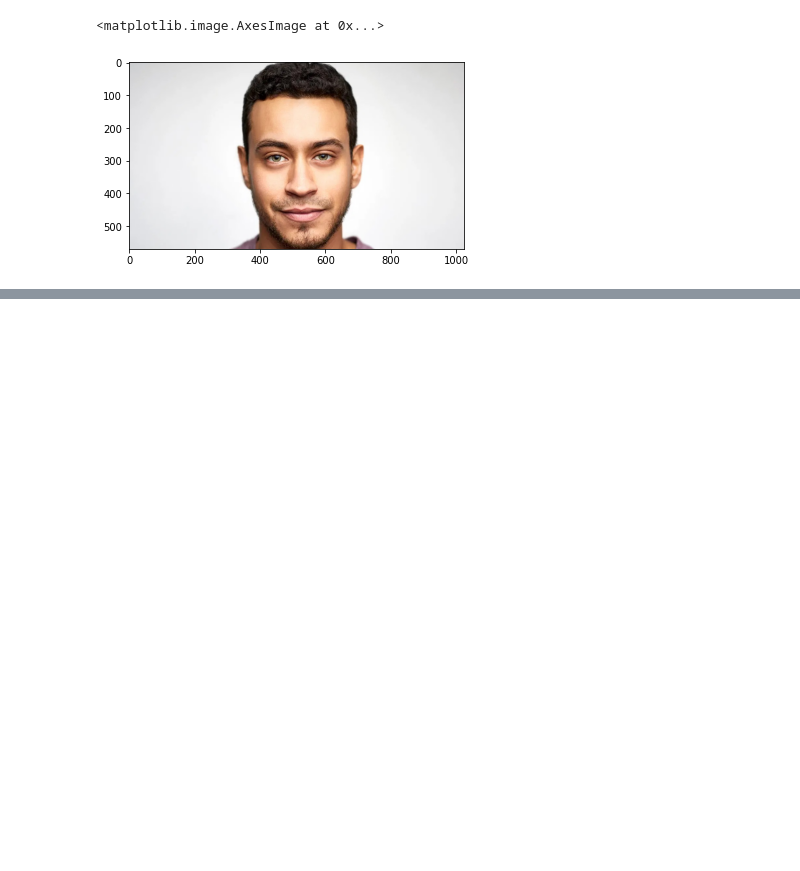
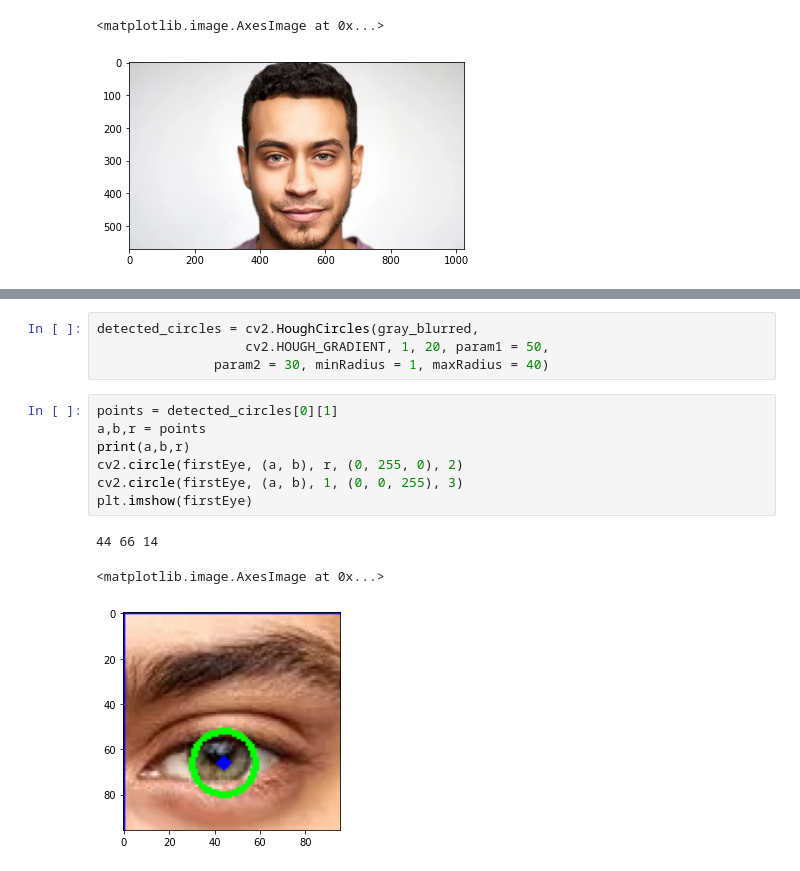
Before and after one commit to g-4-gagan/DrowsinessResearchPractice, a Jupyter notebook: Circular Hough on face.ipynb, the cells around one changed output, grey strips where cells are left out. Saved outputs shown, nothing was run; the diff lists cells and outputs as text; blank space fills up the shorter version.

Commit message:
Circular hough

```diff
--- a/Circular Hough on face.ipynb
+++ b/Circular Hough on face.ipynb
@@ -38,0 +78,15 @@ error: OpenCV(4.5.5) D:\a\opencv-python\opencv-python\opencv\modules\objdetect\s
+# %%
+detected_circles = cv2.HoughCircles(gray_blurred,
+                   cv2.HOUGH_GRADIENT, 1, 20, param1 = 50,
+               param2 = 30, minRadius = 1, maxRadius = 40)
+# %%
+points = detected_circles[0][1]
+a,b,r = points
+print(a,b,r)
+cv2.circle(firstEye, (a, b), r, (0, 255, 0), 2)
+cv2.circle(firstEye, (a, b), 1, (0, 0, 255), 3)
+plt.imshow(firstEye)
+# %% [output]
+44 66 14
+<matplotlib.image.AxesImage at 0x...>
+[figure, added]
```
Also changed, not shown: parts of 9 cells of this notebook.
